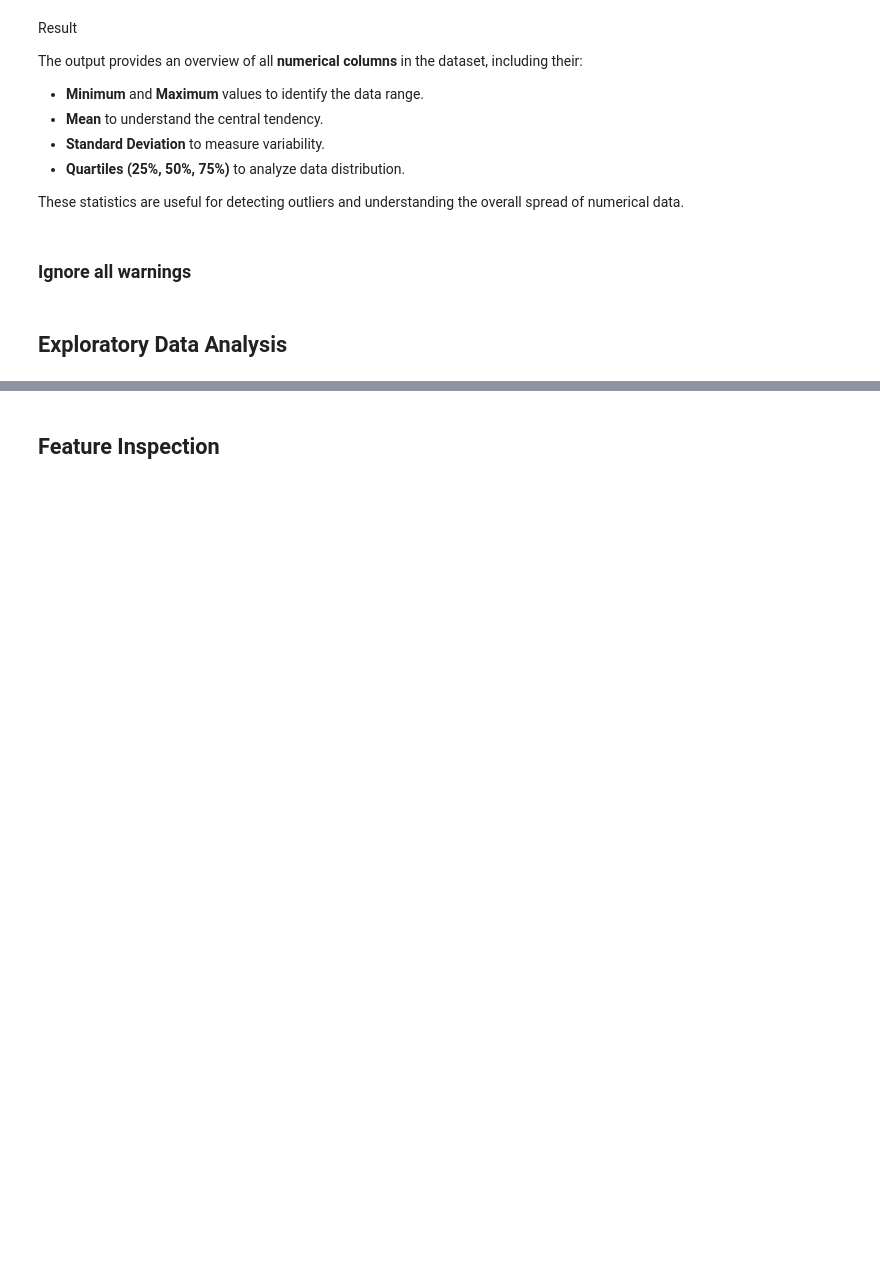
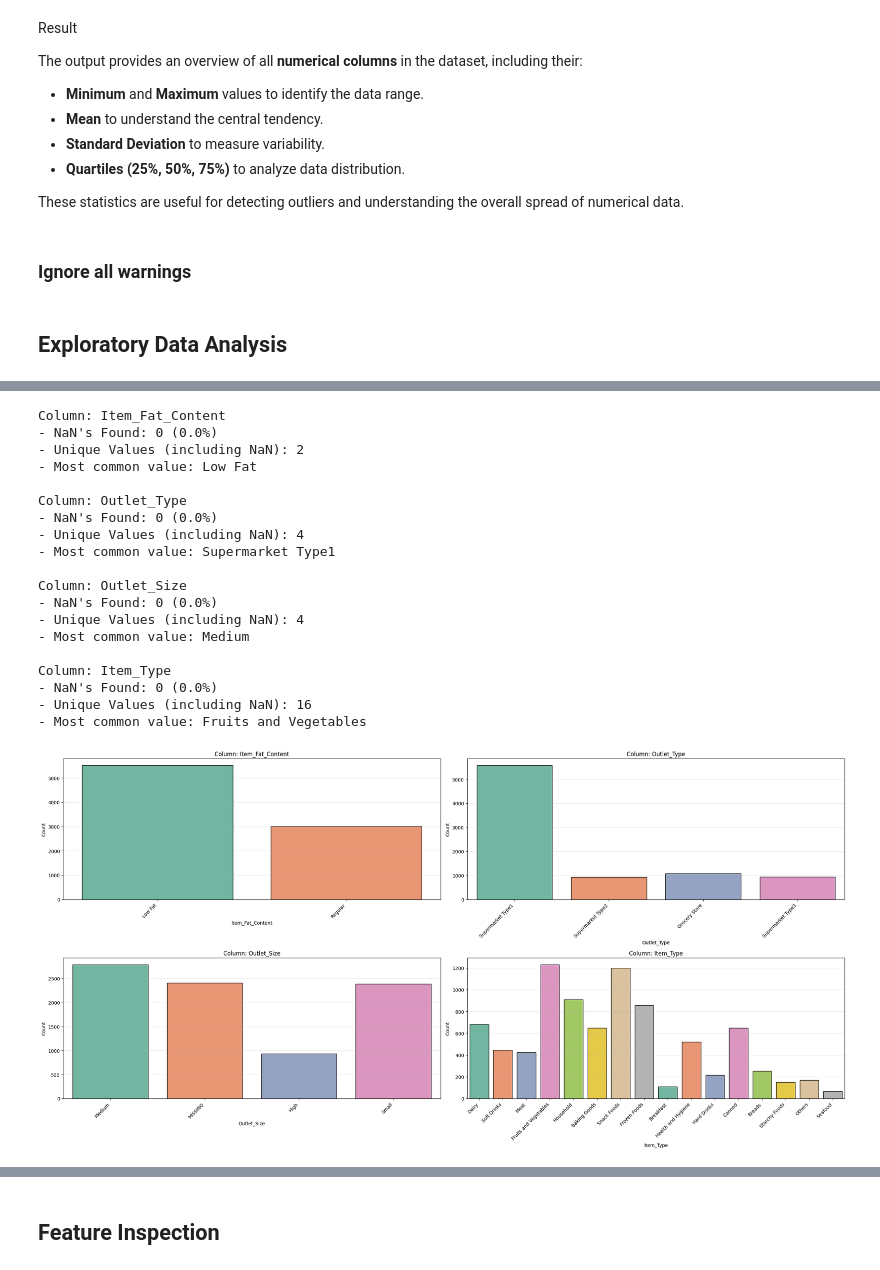
Before and after one commit to Sharekh1/Prediction-of-Product-Sales, a Jupyter notebook: Prediction_of_Product_Sales.ipynb, the cells around one changed output, grey strips where cells are left out. Cells and saved outputs as stored; diff of their text form; code cells hidden in the pictures; blank space fills up the shorter version.

```diff
--- a/Prediction_of_Product_Sales.ipynb
+++ b/Prediction_of_Product_Sales.ipynb
@@ -356,33 +372,63 @@ warnings.filterwarnings("ignore")
 # %%
-def explore_categorical(df, cols, fillna=True, placeholder='MISSING', figsize=(14, 6), palette="Set2"):
+import math
 
-    if isinstance(cols, str):
-        cols = [cols]  # allow single column as string
+cols = ["Item_Fat_Content", "Outlet_Type", "Outlet_Size", "Item_Type"]
 
-    n = len(cols)
-    fig, axes = plt.subplots(1, n, figsize=figsize, squeeze=False)
+palette = "Set2"
+col_wrap = 2  # number of plots per row
 
-    for i, col in enumerate(cols):
-        temp = df.copy()
-        if fillna:
-            temp[col] = temp[col].fillna(placeholder)
+n = len(cols)
+rows = math.ceil(n / col_wrap)
+fig, axes = plt.subplots(rows, col_wrap, figsize=(24, 6*rows))
 
-        sns.countplot(data=temp, x=col, ax=axes[0, i], palette=palette, edgecolor="black");
-        axes[0, i].set_title(f"Column: {col}")
-        axes[0, i].set_xlabel(col)
-        axes[0, i].set_ylabel("Count")
-        axes[0, i].set_xticklabels(axes[0, i].get_xticklabels(), rotation=45, ha="right")
-        axes[0, i].grid(True, axis="y", alpha=0.3)
+# Flatten axes to make indexing easier
+axes = axes.flatten()
 
-        # Print basic stats
-        null_count = df[col].isna().sum()
-        null_perc = round(null_count / len(df) * 100, 2)
-        nunique = df[col].nunique(dropna=False)
-        print(f"\nColumn: {col}")
-        print(f"- NaN's Found: {null_count} ({null_perc}%)")
-        print(f"- Unique Values: {nunique}")
-        print(f"- Most common value: {df[col].mode()[0]}")
+for i in range(n):
+    col = cols[i]
 
-    fig.tight_layout()
+    # Drop NaNs for plotting only
+    temp = df[df[col].notna()]
 
-    return fig, axes
+    sns.countplot(data=temp, x=col, ax=axes[i], palette=palette, edgecolor="black")
+    axes[i].set_title(f"Column: {col}")
+    axes[i].set_xlabel(col)
+    axes[i].set_ylabel("Count")
+    axes[i].set_xticklabels(axes[i].get_xticklabels(), rotation=45, ha="right")
+    axes[i].grid(True, axis="y", alpha=0.3)
+
+    # Print stats from original df
+    null_count = df[col].isna().sum()
+    null_perc = round(null_count / len(df) * 100, 2)
+    nunique = df[col].nunique(dropna=False)
+    print(f"\nColumn: {col}")
+    print(f"- NaN's Found: {null_count} ({null_perc}%)")
+    print(f"- Unique Values (including NaN): {nunique}")
+    print(f"- Most common value: {df[col].mode()[0]}")
+
+# Hide any unused subplot axes
+for j in range(n, len(axes)):
+    fig.delaxes(axes[j])
+
+fig.tight_layout()
+# %% [output]
+Column: Item_Fat_Content
+- NaN's Found: 0 (0.0%)
+- Unique Values (including NaN): 2
+- Most common value: Low Fat
+
+Column: Outlet_Type
+- NaN's Found: 0 (0.0%)
+- Unique Values (including NaN): 4
+- Most common value: Supermarket Type1
+
+Column: Outlet_Size
+- NaN's Found: 0 (0.0%)
+- Unique Values (including NaN): 4
+- Most common value: Medium
+
+Column: Item_Type
+- NaN's Found: 0 (0.0%)
+- Unique Values (including NaN): 16
+- Most common value: Fruits and Vegetables
+[figure, added]
```
Also changed, not shown: parts of 7 cells of this notebook.
